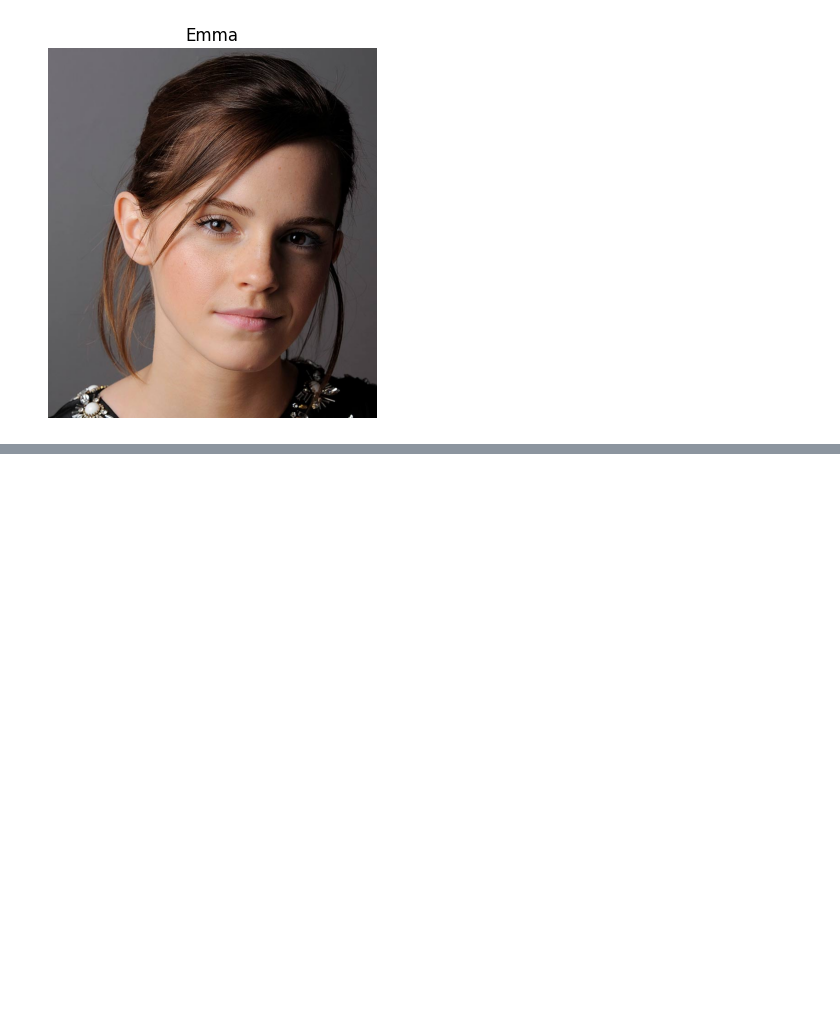
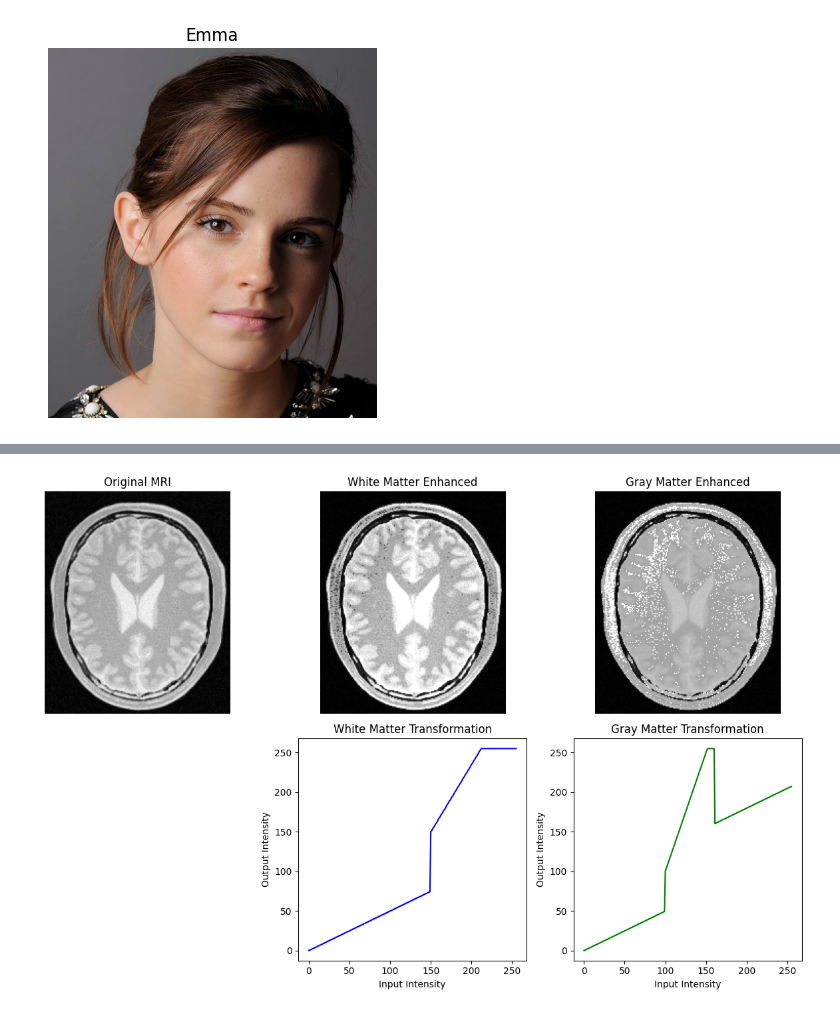
Before and after one commit to Dulavinya/EN3160-ImageProcessing, a Jupyter notebook: A01.ipynb, the cells around one changed output, grey strips where cells are left out. Drawn from its saved outputs; the diff is of its cells as text; code cells hidden in the pictures; blank space fills up the shorter version.

```diff
--- a/A01.ipynb
+++ b/A01.ipynb
@@ -130,0 +85,71 @@ plt.show()
+# %%
+
+
+import cv2
+import numpy as np
+import matplotlib.pyplot as plt
+
+# Read brain MRI in grayscale
+img = cv2.imread("images/a1images/brain_proton_density_slice.png", cv2.IMREAD_GRAYSCALE)
+
+# Initialize LUTs for white and gray matter enhancement
+lut_white = np.zeros(256, dtype=np.uint8)
+lut_gray = np.zeros(256, dtype=np.uint8)
+
+# White matter enhancement
+# Assuming white matter intensity is in the range ~150–255
+for i in range(256):
+    if i < 150:
+        lut_white[i] = int(i * 0.5)  # Darken background
+    else:
+        lut_white[i] = min(255, int(150 + (i - 150) * 1.7))  # Boost white matter
+
+# Gray matter enhancement
+# Assuming gray matter intensity is in the range ~100–160
+for i in range(256):
+    if i < 100:
+        lut_gray[i] = int(i * 0.5)  # Darken background
+    elif 100 <= i <= 160:
+        lut_gray[i] = min(255, int((i - 100) * 3 + 100))  # Strong boost for gray matter
+    else:
+        lut_gray[i] = min(255, int(160 + (i - 160) * 0.5))  # Slight enhancement
+
+# Apply transformations
+white_enhanced = cv2.LUT(img, lut_white)
+gray_enhanced = cv2.LUT(img, lut_gray)
+
+# Plot original and enhanced images
+plt.figure(figsize=(12, 8))
+
+plt.subplot(2, 3, 1)
+plt.imshow(img, cmap='gray')
+plt.title('Original MRI')
+plt.axis('off')
+
+plt.subplot(2, 3, 2)
+plt.imshow(white_enhanced, cmap='gray')
+plt.title('White Matter Enhanced')
+plt.axis('off')
+
+plt.subplot(2, 3, 3)
+plt.imshow(gray_enhanced, cmap='gray')
+plt.title('Gray Matter Enhanced')
+plt.axis('off')
+
+# Plot intensity transformation curves
+plt.subplot(2, 3, 5)
+plt.plot(lut_white, color='blue')
+plt.title('White Matter Transformation')
+plt.xlabel('Input Intensity')
+plt.ylabel('Output Intensity')
+
+plt.subplot(2, 3, 6)
+plt.plot(lut_gray, color='green')
+plt.title('Gray Matter Transformation')
+plt.xlabel('Input Intensity')
+plt.ylabel('Output Intensity')
+
+plt.tight_layout()
+plt.show()
+# %% [output]
+[figure, added]
```
Also changed, not shown: parts of 4 cells of this notebook.
